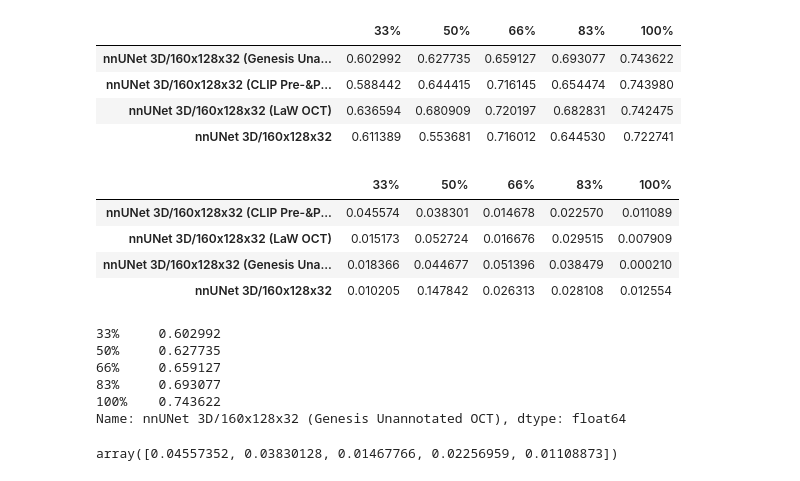
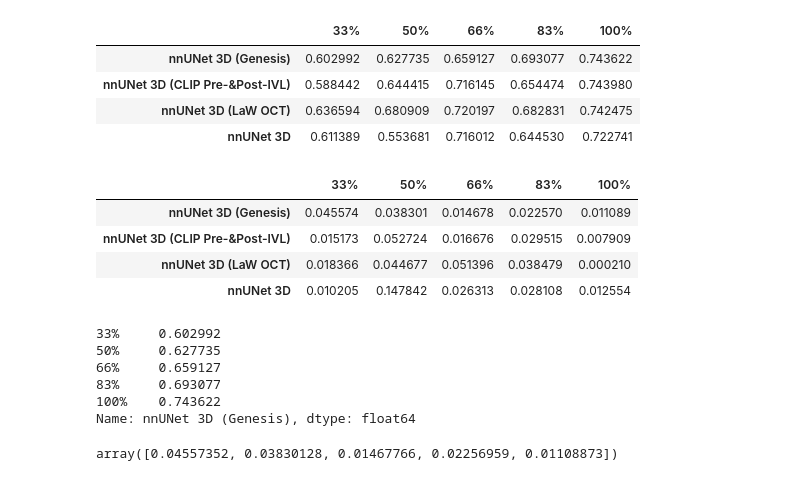
Before and after one commit to icekang/master_thesis, a Jupyter notebook: result figure generator/scale_analysis_plot.ipynb, the cells around one changed output. Drawn from its saved outputs; the diff is of its cells as text; code cells hidden in the pictures.

```diff
--- a/result figure generator/scale_analysis_plot.ipynb
+++ b/result figure generator/scale_analysis_plot.ipynb
@@ -4,22 +4,34 @@ import matplotlib as mpl
 import pandas as pd
 # %%
 avg_scale_analyse = pd.read_csv('scale_analysis_results.csv', index_col=0).iloc[:4, :5].astype(float)
+avg_scale_analyse.index = [
+    'nnUNet 3D (Genesis)',
+    'nnUNet 3D (CLIP Pre-&Post-IVL)',
+    'nnUNet 3D (LaW OCT)',
+    'nnUNet 3D',
+]
 avg_scale_analyse
 # %% [output]
 |  | 33% | 50% | 66% | 83% | 100% |
-| nnUNet 3D/160x128x32 (Genesis Una... | 0.602992 | 0.627735 | 0.659127 | 0.693077 | 0.743622 |
-| nnUNet 3D/160x128x32 (CLIP Pre-&P... | 0.588442 | 0.644415 | 0.716145 | 0.654474 | 0.743980 |
-| nnUNet 3D/160x128x32 (LaW OCT) | 0.636594 | 0.680909 | 0.720197 | 0.682831 | 0.742475 |
-| nnUNet 3D/160x128x32 | 0.611389 | 0.553681 | 0.716012 | 0.644530 | 0.722741 |
+| nnUNet 3D (Genesis) | 0.602992 | 0.627735 | 0.659127 | 0.693077 | 0.743622 |
+| nnUNet 3D (CLIP Pre-&Post-IVL) | 0.588442 | 0.644415 | 0.716145 | 0.654474 | 0.743980 |
+| nnUNet 3D (LaW OCT) | 0.636594 | 0.680909 | 0.720197 | 0.682831 | 0.742475 |
+| nnUNet 3D | 0.611389 | 0.553681 | 0.716012 | 0.644530 | 0.722741 |
 # %%
 std_scale_analyse = pd.read_csv('scale_analysis_results.csv', index_col=0).iloc[6:10, :5].astype(float)
+std_scale_analyse.index = [
+    'nnUNet 3D (Genesis)',
+    'nnUNet 3D (CLIP Pre-&Post-IVL)',
+    'nnUNet 3D (LaW OCT)',
+    'nnUNet 3D',
+]
 std_scale_analyse
 # %% [output]
 |  | 33% | 50% | 66% | 83% | 100% |
-| nnUNet 3D/160x128x32 (CLIP Pre-&P... | 0.045574 | 0.038301 | 0.014678 | 0.022570 | 0.011089 |
-| nnUNet 3D/160x128x32 (LaW OCT) | 0.015173 | 0.052724 | 0.016676 | 0.029515 | 0.007909 |
-| nnUNet 3D/160x128x32 (Genesis Una... | 0.018366 | 0.044677 | 0.051396 | 0.038479 | 0.000210 |
-| nnUNet 3D/160x128x32 | 0.010205 | 0.147842 | 0.026313 | 0.028108 | 0.012554 |
+| nnUNet 3D (Genesis) | 0.045574 | 0.038301 | 0.014678 | 0.022570 | 0.011089 |
+| nnUNet 3D (CLIP Pre-&Post-IVL) | 0.015173 | 0.052724 | 0.016676 | 0.029515 | 0.007909 |
+| nnUNet 3D (LaW OCT) | 0.018366 | 0.044677 | 0.051396 | 0.038479 | 0.000210 |
+| nnUNet 3D | 0.010205 | 0.147842 | 0.026313 | 0.028108 | 0.012554 |
 # %%
 avg_scale_analyse.iloc[0, :]
 # %% [output]
@@ -28,7 +40,7 @@ avg_scale_analyse.iloc[0, :]
 66%     0.659127
 83%     0.693077
 100%    0.743622
-Name: nnUNet 3D/160x128x32 (Genesis Unannotated OCT), dtype: float64
+Name: nnUNet 3D (Genesis), dtype: float64
 # %%
 std_scale_analyse.iloc[0, :].to_numpy()
 # %% [output]
```
Also changed, not shown: parts of 2 cells of this notebook, 12 other files.
